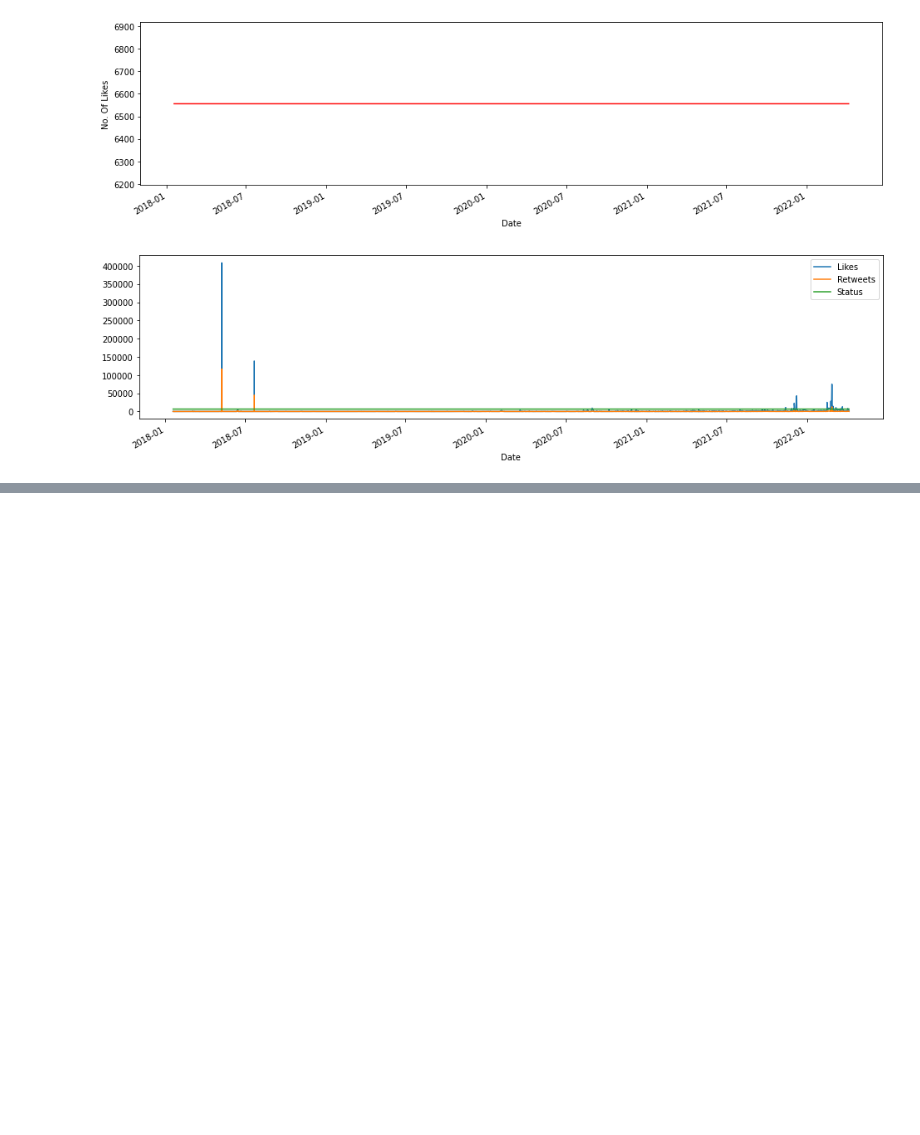
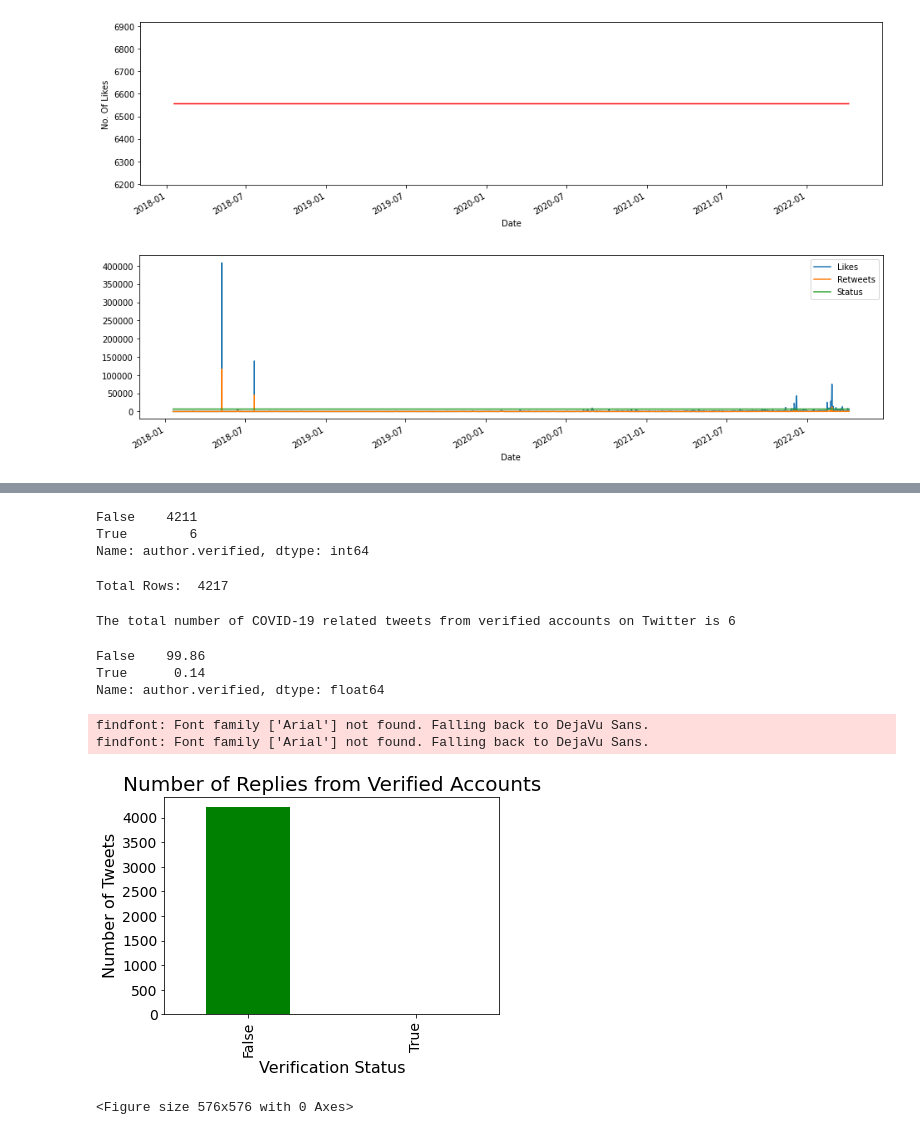
Before and after one commit to mayuripandey/Data-Analysis, a Jupyter notebook: Account_analysis.ipynb, the cells around one changed output, grey strips where cells are left out. Drawn from its saved outputs; the diff is of its cells as text; code cells hidden in the pictures; blank space fills up the shorter version.

```diff
--- a/Account_analysis.ipynb
+++ b/Account_analysis.ipynb
@@ -751,0 +807,3 @@ plt.show()
+# %%
+import pandas as pd
+df= pd.read_csv('verify.csv')
@@ -751,0 +826,10 @@ plt.show()
+# %%
+print(df['author.verified'].value_counts())
+# %% [output]
+False    4211
+True        6
+Name: author.verified, dtype: int64
+# %%
+print('Total Rows: ', df['author.verified'].count())
+# %% [output]
+Total Rows:  4217
@@ -751,0 +843,29 @@ plt.show()
+# %%
+#Finding the number of tweets posted by verified users
+print( 'The total number of COVID-19 related tweets from verified accounts on Twitter is', np.sum(df['author.verified']))
+# %% [output]
+The total number of COVID-19 related tweets from verified accounts on Twitter is 6
+# %%
+#Finding the percentage of tweets posted by verified and non-verified users
+print(((df['author.verified'].value_counts()/df['author.verified'].count())*100).round(2))
+# %% [output]
+False    99.86
+True      0.14
+Name: author.verified, dtype: float64
+# %%
+df_verified = df['author.verified'].value_counts().plot(kind='bar', color = 'g')
+
+#Creating our visualization
+
+fig = plt.figure(figsize=(8,8))
+fig_dims = (3, 2)
+df_verified.set_title('Number of Replies from Verified Accounts', fontname='Arial', fontsize=20)
+df_verified.set_ylabel('Number of Tweets', fontname="Arial", fontsize=16)
+df_verified.set_xlabel('Verification Status', fontname="Arial", fontsize=16)
+for item in (df_verified.get_xticklabels() + df_verified.get_yticklabels()):
+    item.set_fontsize(14)
+# %% [output]
+findfont: Font family ['Arial'] not found. Falling back to DejaVu Sans.
+findfont: Font family ['Arial'] not found. Falling back to DejaVu Sans.
+[figure, added]
+<Figure size 576x576 with 0 Axes>
```
Also changed, not shown: parts of 60 cells of this notebook.
